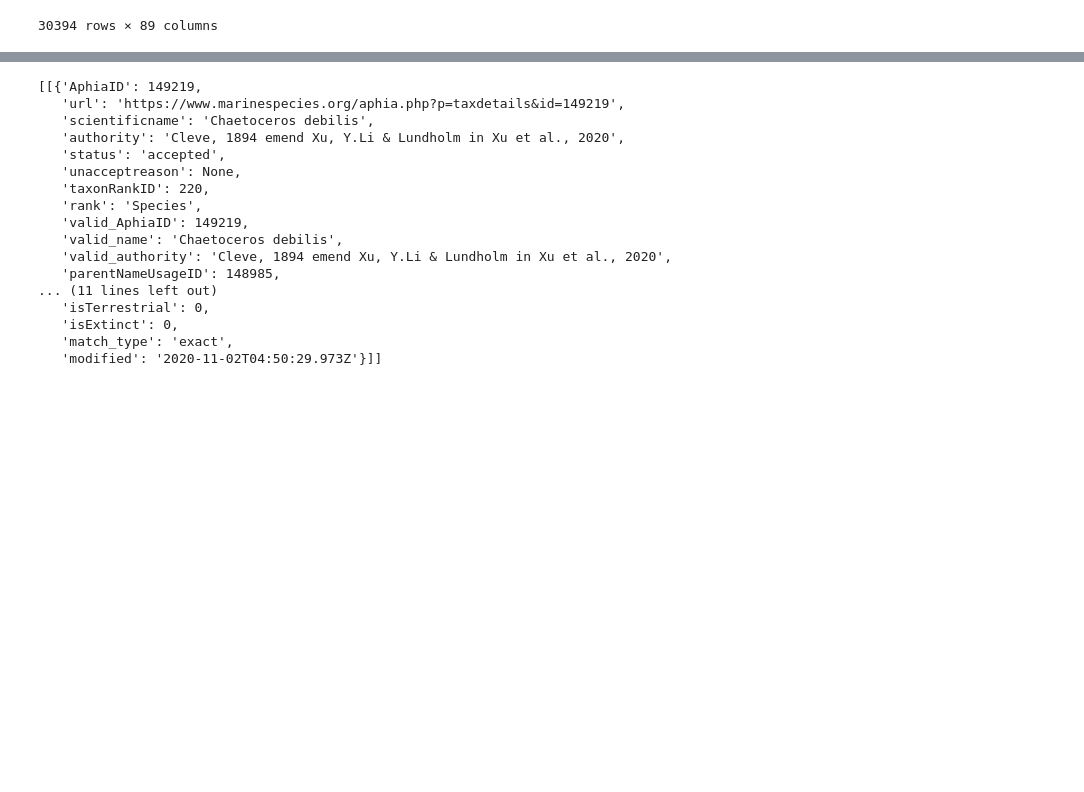
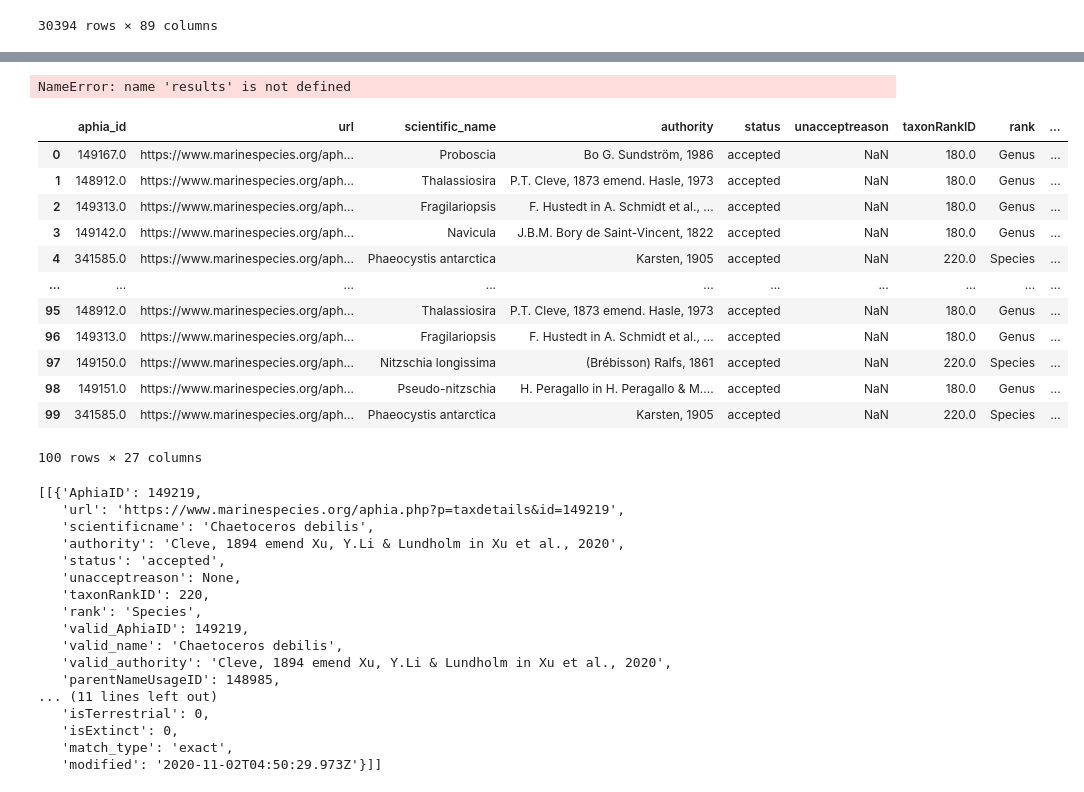
Before and after one commit to ayushnag/sophy, a Jupyter notebook: sophy/sophysandbox.ipynb, the cells around one changed output, grey strips where cells are left out. Saved outputs shown, nothing was run; the diff lists cells and outputs as text; code cells hidden in the pictures; blank space fills up the shorter version.

```diff
--- a/db/sophysandbox.ipynb
+++ b/sophy/sophysandbox.ipynb
@@ -512,3 +557,54 @@ df
+# %%
+jwm = pd.read_csv('../data/datasets/modified/joy_warren_microscopy.csv')
+
+replace: dict = {'centric': 'diatom', 'pennate': 'diatom', 'unknown diatom': 'diatom', 'dinoflagellate': 'mixed_flagellates', 'ciliate': 'mixed_flagellates', 'silicoflagellate': 'silicoflagellate'}
+
+
+
+jwm['category'] = jwm['taxa'].replace(replace)
+
+# first seperate the nots into a new col
+# now keep the nots f
+not_taxa = jwm['taxa'].isin(replace.keys())
+
+# sophytaxa.queryworms should just return null for empty values
+
+taxa_list = list(jwm[~not_taxa]['taxa'])
+result: DataFrame = sophytaxa.query_worms(list(jwm[~not_taxa]['taxa']))
+
+
+# # jwm[~not_taxa]['taxa'].diff(result_df['scientificname'])
+# taxa_df = DataFrame(jwm[~not_taxa]['taxa'])
+# taxa_df['worms'] = result_df['scientificname']
+# taxa_df
+# jwm[~jwm['taxa'].isin(replace.keys())]['taxa']
+# jwm
+# %% [output]
+NameError: name 'results' is not defined
+# %%
+worms = pyworms.aphiaRecordsByMatchNames(['phaeocystis'])
+# taxa_list = np.array(taxa_list)
+# taxa_list
+# %%
+worms_df = pd.json_normalize(DataFrame(worms)[0])
+no_worms = worms_df['AphiaID'].isna()
+# no_worms
+# taxa_list[no_worms]
+worms_df.rename(columns=sophytaxa.worms_sql)
+# %% [output]
+|  | aphia_id | url | scientific_name | authority | status | unacceptreason | taxonRankID | rank | ... |
+| 0 | 149167.0 | https://www.marinespecies.org/aph... | Proboscia | Bo G. Sundström, 1986 | accepted | NaN | 180.0 | Genus | ... |
+| 1 | 148912.0 | https://www.marinespecies.org/aph... | Thalassiosira | P.T. Cleve, 1873 emend. Hasle, 1973 | accepted | NaN | 180.0 | Genus | ... |
+| 2 | 149313.0 | https://www.marinespecies.org/aph... | Fragilariopsis | F. Hustedt in A. Schmidt et al., ... | accepted | NaN | 180.0 | Genus | ... |
+| 3 | 149142.0 | https://www.marinespecies.org/aph... | Navicula | J.B.M. Bory de Saint-Vincent, 1822 | accepted | NaN | 180.0 | Genus | ... |
+| 4 | 341585.0 | https://www.marinespecies.org/aph... | Phaeocystis antarctica | Karsten, 1905 | accepted | NaN | 220.0 | Species | ... |
+| ... | ... | ... | ... | ... | ... | ... | ... | ... | ... |
+| 95 | 148912.0 | https://www.marinespecies.org/aph... | Thalassiosira | P.T. Cleve, 1873 emend. Hasle, 1973 | accepted | NaN | 180.0 | Genus | ... |
+| 96 | 149313.0 | https://www.marinespecies.org/aph... | Fragilariopsis | F. Hustedt in A. Schmidt et al., ... | accepted | NaN | 180.0 | Genus | ... |
+| 97 | 149150.0 | https://www.marinespecies.org/aph... | Nitzschia longissima | (Brébisson) Ralfs, 1861 | accepted | NaN | 220.0 | Species | ... |
+| 98 | 149151.0 | https://www.marinespecies.org/aph... | Pseudo-nitzschia | H. Peragallo in H. Peragallo & M.... | accepted | NaN | 180.0 | Genus | ... |
+| 99 | 341585.0 | https://www.marinespecies.org/aph... | Phaeocystis antarctica | Karsten, 1905 | accepted | NaN | 220.0 | Species | ... |
+100 rows × 27 columns
 # %%
 data: DataFrame = pd.read_csv('../data/datasets/joy_warren_microscopy.csv', encoding='unicode_escape')
 
```
Also changed, not shown: parts of 5 cells of this notebook, 13 other files.
